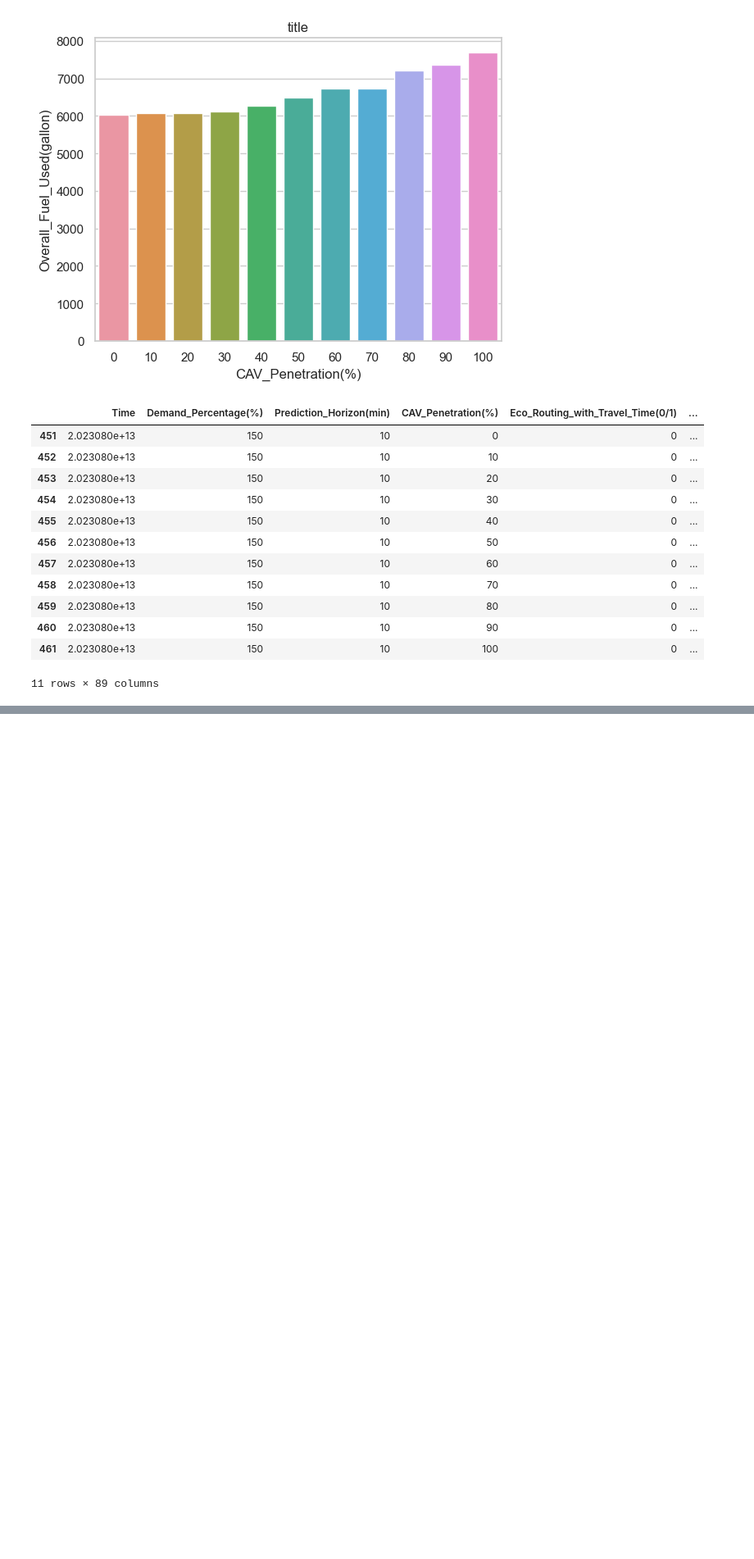
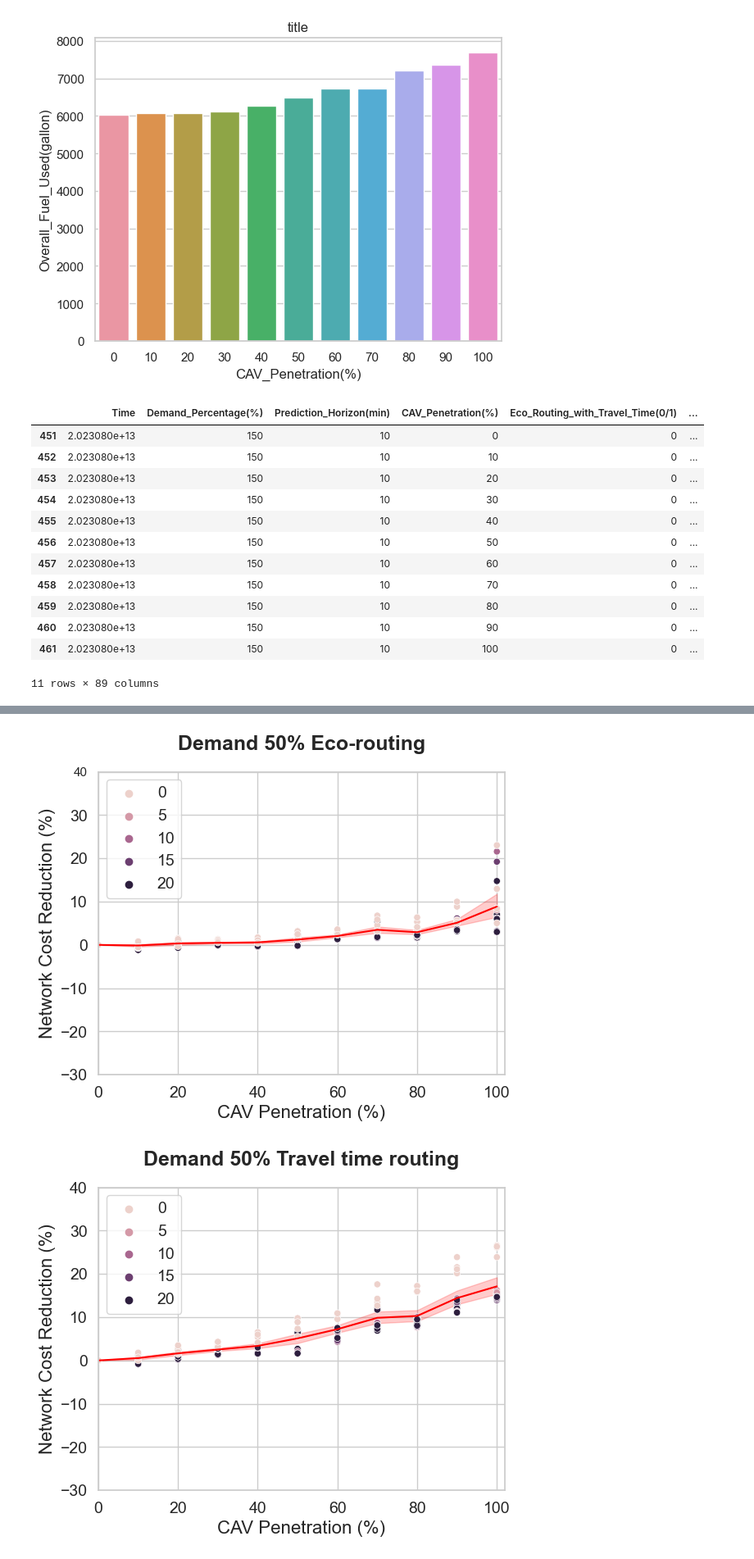
Before and after one commit to AlexWangVT/digital_twin_aimsun_eco_routing, a Jupyter notebook: plot_scripts/test_plot.ipynb, the cells around one changed output, grey strips where cells are left out. Shown at 82% size. Drawn from its saved outputs; the diff is of its cells as text; code cells hidden in the pictures; blank space fills up the shorter version.

```diff
--- a/plot_scripts/test_plot.ipynb
+++ b/plot_scripts/test_plot.ipynb
@@ -179,0 +204,22 @@ plotOptimumCAV(demand_percentage, save_fig = True)
+# %%
+whether_save_fig = False
+demand_percentage = 50
+eco_routing_with_travel_time = 0
+plotCompareRouting(demand_percentage, eco_routing_with_travel_time, save_fig = whether_save_fig)
+eco_routing_with_travel_time = 1
+plotCompareRouting(demand_percentage, eco_routing_with_travel_time, save_fig = whether_save_fig)
+
+demand_percentage = 100
+eco_routing_with_travel_time = 0
+plotCompareRouting(demand_percentage, eco_routing_with_travel_time, save_fig = whether_save_fig)
+eco_routing_with_travel_time = 1
+plotCompareRouting(demand_percentage, eco_routing_with_travel_time, save_fig = whether_save_fig)
+
+demand_percentage = 150
+eco_routing_with_travel_time = 0
+plotCompareRouting(demand_percentage, eco_routing_with_travel_time, save_fig = whether_save_fig)
+eco_routing_with_travel_time = 1
+plotCompareRouting(demand_percentage, eco_routing_with_travel_time, save_fig = whether_save_fig)
+# %% [output]
+[figure, added]
+[figure, added]
```
Also changed, not shown: parts of 14 cells of this notebook, 49 other files.
